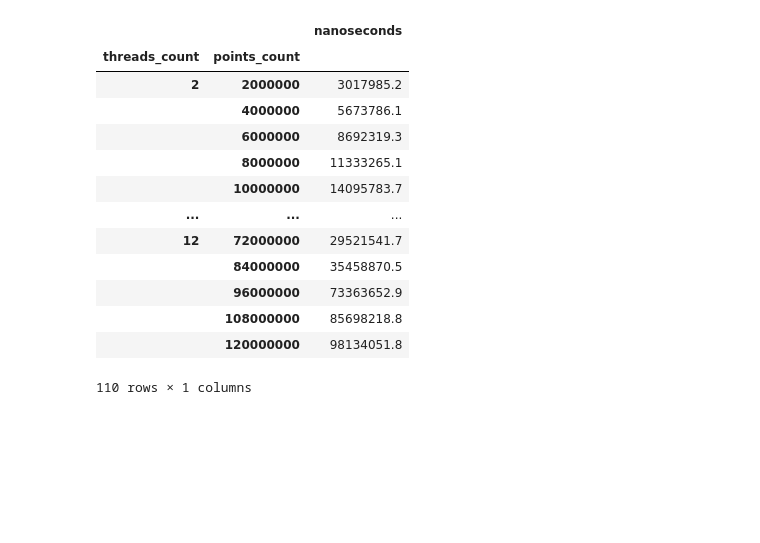
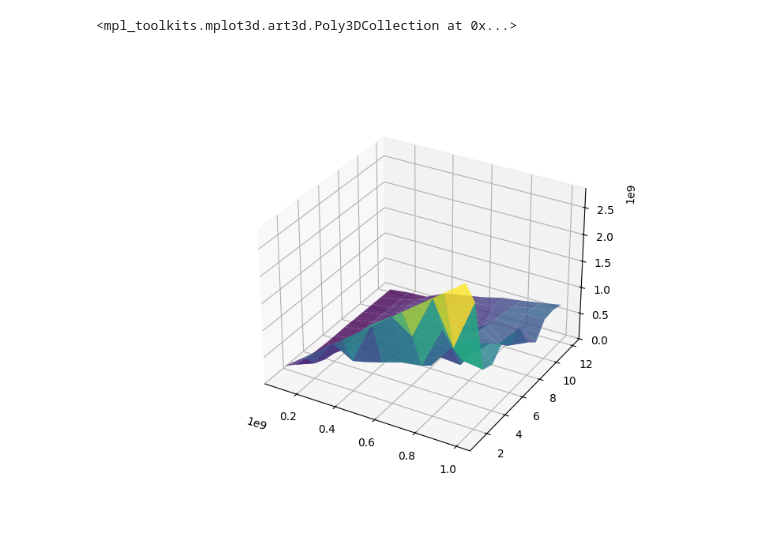
Before and after one commit to user3polarjet/masters_second_semester_methods_and_technologies_of_parallel_programming, a Jupyter notebook: lab1/plots.ipynb, the cells around one changed output. Saved outputs shown, nothing was run; the diff lists cells and outputs as text; code cells hidden in the pictures; blank space fills up the shorter version.

```diff
--- a/lab1/plots.ipynb
+++ b/lab1/plots.ipynb
@@ -79,30 +81,28 @@ axes.legend()
-# %%
-import pandas as pd
-import matplotlib.pyplot as plt
-
-data_single = pd.read_csv('pi_monte_single.csv')
-data_multi = pd.read_csv('pi_monte_multi.csv')
-data_multi['points_count'] = data_multi['points_per_thread'] * data_multi['threads_count']
-del data_multi['points_per_thread']
-
-data_single['threads_count'] = 1
-
-data_multi = data_multi[['threads_count', 'points_count', 'nanoseconds']]
-data_single = data_single[['threads_count', 'points_count', 'nanoseconds']]
-
-data_multi.groupby(['threads_count', 'points_count']).mean()
-# %% [output]
-|  |  | nanoseconds |
-| threads_count | points_count |  |
-| 2 | 2000000 | 3017985.2 |
-|  | 4000000 | 5673786.1 |
-|  | 6000000 | 8692319.3 |
-|  | 8000000 | 11333265.1 |
-|  | 10000000 | 14095783.7 |
-| ... | ... | ... |
-| 12 | 72000000 | 29521541.7 |
-|  | 84000000 | 35458870.5 |
-|  | 96000000 | 73363652.9 |
-|  | 108000000 | 85698218.8 |
-|  | 120000000 | 98134051.8 |
-110 rows × 1 columns
+# %%
+import pandas as pd
+import numpy as np
+import matplotlib.pyplot as plt
+
+data_single = pd.read_csv('pi_monte_single.csv')
+data_single['threads_count'] = 1
+data_multi = pd.read_csv('pi_monte_multi.csv')
+
+data_single = data_single[['threads_count', 'points_count', 'nanoseconds']]
+data_multi = data_multi[['threads_count', 'points_count', 'nanoseconds']]
+
+data_single = data_single.groupby(['threads_count', 'points_count']).mean()
+data_multi = data_multi.groupby(['threads_count', 'points_count']).mean()
+
+data = pd.concat([data_single, data_multi])
+
+fig = plt.figure(figsize=(8, 6))
+ax1 = fig.add_subplot(111, projection='3d')
+
+pivot_df = data['nanoseconds'].unstack()
+
+X, Y = np.meshgrid(pivot_df.columns, pivot_df.index)
+Z = pivot_df.values
+ax1.plot_surface(X, Y, Z, cmap='viridis', alpha=0.8)
+# %% [output]
+<mpl_toolkits.mplot3d.art3d.Poly3DCollection at 0x...>
+[figure, added]
```
Also changed, not shown: parts of 4 cells of this notebook, 3 other files.
